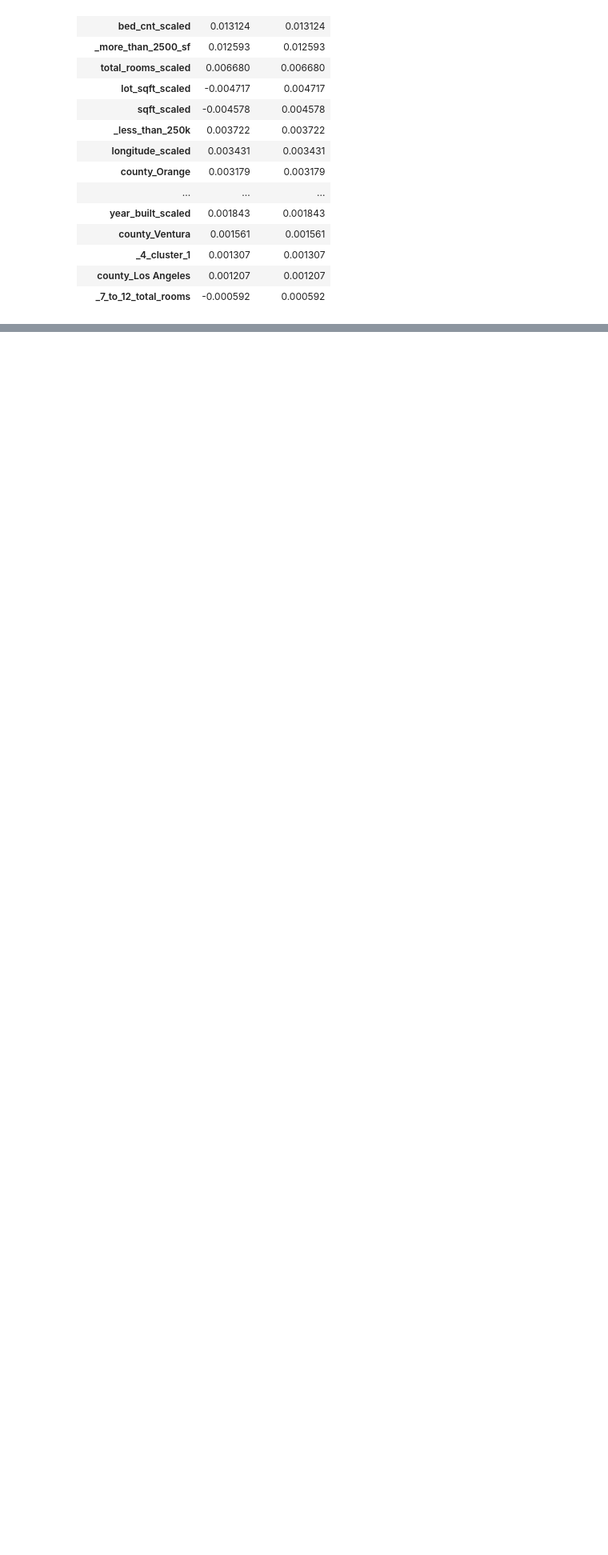
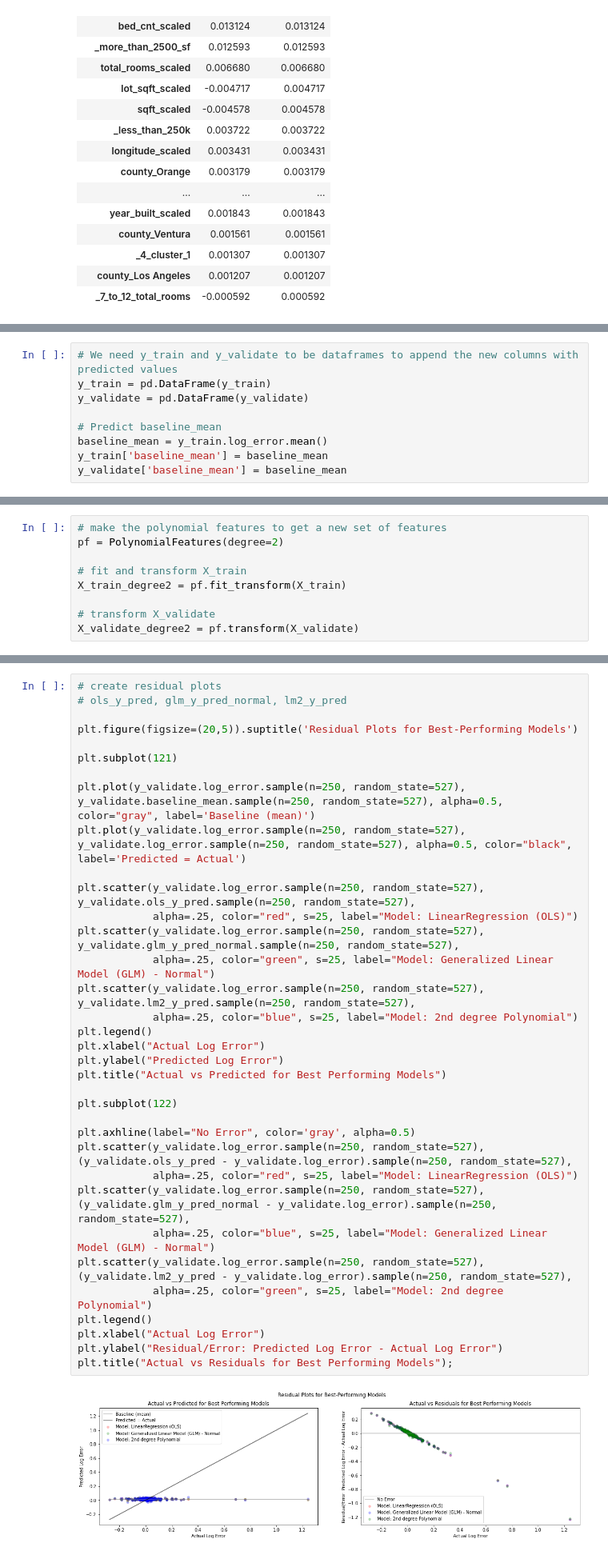
Before and after one commit to adam-talbot/clustering-project, a Jupyter notebook: final_notebook.ipynb, the cells around one changed output, grey strips where cells are left out. Shown at 80% size. Saved outputs shown, nothing was run; the diff lists cells and outputs as text; blank space fills up the shorter version.

```diff
--- a/final_notebook.ipynb
+++ b/final_notebook.ipynb
@@ -1243,0 +1287,9 @@ X
+# %%
+# We need y_train and y_validate to be dataframes to append the new columns with predicted values
+y_train = pd.DataFrame(y_train)
+y_validate = pd.DataFrame(y_validate)
+
+# Predict baseline_mean
+baseline_mean = y_train.log_error.mean()
+y_train['baseline_mean'] = baseline_mean
+y_validate['baseline_mean'] = baseline_mean
@@ -1243,0 +1454,9 @@ X
+# %%
+# make the polynomial features to get a new set of features
+pf = PolynomialFeatures(degree=2)
+
+# fit and transform X_train
+X_train_degree2 = pf.fit_transform(X_train)
+
+# transform X_validate
+X_validate_degree2 = pf.transform(X_validate)
@@ -1243,0 +1506,37 @@ X
+# %%
+# create residual plots
+# ols_y_pred, glm_y_pred_normal, lm2_y_pred
+
+plt.figure(figsize=(20,5)).suptitle('Residual Plots for Best-Performing Models')
+
+plt.subplot(121)
+
+plt.plot(y_validate.log_error.sample(n=250, random_state=527), y_validate.baseline_mean.sample(n=250, random_state=527), alpha=0.5, color="gray", label='Baseline (mean)')
+plt.plot(y_validate.log_error.sample(n=250, random_state=527), y_validate.log_error.sample(n=250, random_state=527), alpha=0.5, color="black", label='Predicted = Actual')
+
+plt.scatter(y_validate.log_error.sample(n=250, random_state=527), y_validate.ols_y_pred.sample(n=250, random_state=527),
+            alpha=.25, color="red", s=25, label="Model: LinearRegression (OLS)")
+plt.scatter(y_validate.log_error.sample(n=250, random_state=527), y_validate.glm_y_pred_normal.sample(n=250, random_state=527),
+            alpha=.25, color="green", s=25, label="Model: Generalized Linear Model (GLM) - Normal")
+plt.scatter(y_validate.log_error.sample(n=250, random_state=527), y_validate.lm2_y_pred.sample(n=250, random_state=527),
+            alpha=.25, color="blue", s=25, label="Model: 2nd degree Polynomial")
+plt.legend()
+plt.xlabel("Actual Log Error")
+plt.ylabel("Predicted Log Error")
+plt.title("Actual vs Predicted for Best Performing Models")
+
+plt.subplot(122)
+
+plt.axhline(label="No Error", color='gray', alpha=0.5)
+plt.scatter(y_validate.log_error.sample(n=250, random_state=527), (y_validate.ols_y_pred - y_validate.log_error).sample(n=250, random_state=527),
+            alpha=.25, color="red", s=25, label="Model: LinearRegression (OLS)")
+plt.scatter(y_validate.log_error.sample(n=250, random_state=527), (y_validate.glm_y_pred_normal - y_validate.log_error).sample(n=250, random_state=527),
+            alpha=.25, color="blue", s=25, label="Model: Generalized Linear Model (GLM) - Normal")
+plt.scatter(y_validate.log_error.sample(n=250, random_state=527), (y_validate.lm2_y_pred - y_validate.log_error).sample(n=250, random_state=527),
+            alpha=.25, color="green", s=25, label="Model: 2nd degree Polynomial")
+plt.legend()
+plt.xlabel("Actual Log Error")
+plt.ylabel("Residual/Error: Predicted Log Error - Actual Log Error")
+plt.title("Actual vs Residuals for Best Performing Models");
+# %% [output]
+[figure, added]
```
Also changed, not shown: parts of 33 cells of this notebook.
